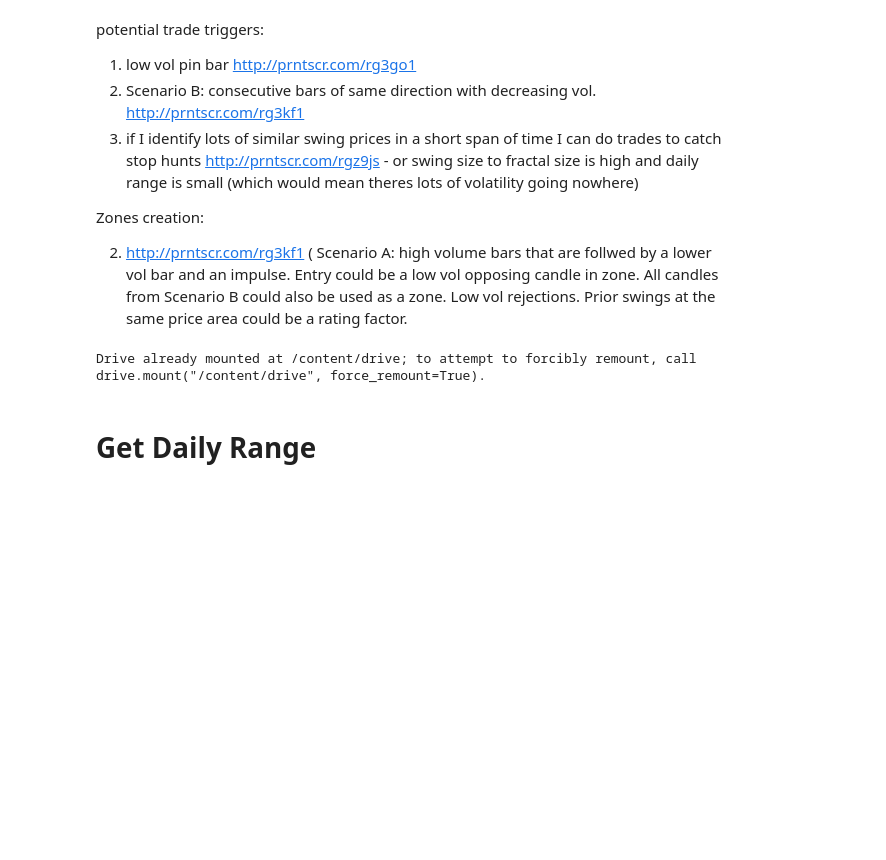
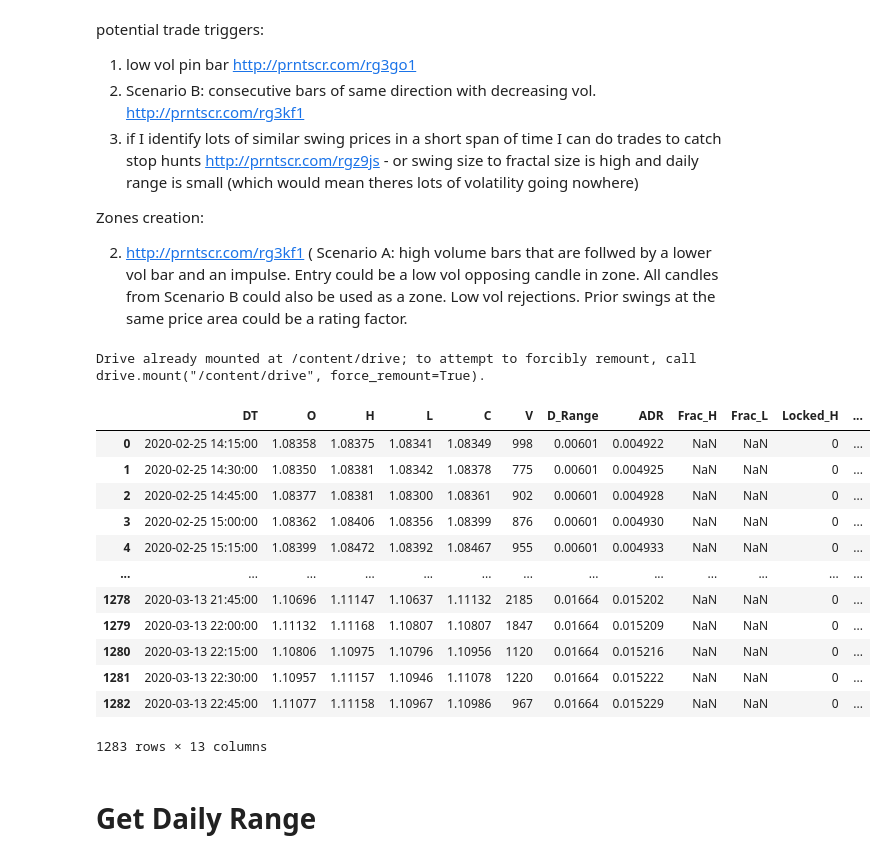
Before and after one commit to rrrudolph/trade, a Jupyter notebook: Swing_Finder.ipynb, the cells around one changed output. Drawn from its saved outputs; the diff is of its cells as text; code cells hidden in the pictures; blank space fills up the shorter version.

```diff
--- a/Swing_Finder.ipynb
+++ b/Swing_Finder.ipynb
@@ -12,41 +12,56 @@ Zones creation:
 # %%
 import pandas as pd
 import datetime as dt
 import numpy as np
 from google.colab import drive
 drive.mount('/content/drive')
 
 pd.set_option('display.max_rows', 100)
 
 df = pd.read_csv('drive/My Drive/Colab Notebooks/EURUSD15.csv')
 
 # daily = pd.read_csv('drive/My Drive/Colab Notebooks/EURUSD1440.csv')
 # daily = daily.set_axis(['Date', 'Time','O','H','L','C','V'], axis=1, inplace=False)
 
 
 
 # # this stuff was to format the original file but is no longer needed
 
 # df = df.set_axis(['Date', 'Time','O','H','L','C','V'], axis=1, inplace=False)
-# df['DT'] = df['Date'] + ' '+df['Time']
-# df['DT'] = pd.to_datetime(df['DT'])
-# df.drop(columns=['Date','Time'],inplace=True)
-# df = df.reindex(columns=['DT','O','H','L','C','V','D_Range','ADR','Frac_H','Frac_L'])
+df['DT'] = df['Date'] + ' '+df['Time']
+df['DT'] = pd.to_datetime(df['DT'])
+df.drop(columns=['Date','Time'],inplace=True)
+df = df.reindex(columns=['DT','O','H','L','C','V','D_Range','ADR','Frac_H','Frac_L'])
 # df['Datetime'] -= pd.Timedelta(hours=7) # minus 7 hours to match CST
 
 
 
 # if you want to re-iterate over the highs and lows un-comment these lines:
 
-# df['Locked_H'] = 0
-# df['Locked_L'] = 0
-# df['Swing'] = 0
+df['Locked_H'] = 0
+df['Locked_L'] = 0
+df['Swing'] = 0
 
-# df = df[64000:]
+df = df[64000:]
 
-# df.reset_index(drop=True,inplace=True)  # reset the index (numbers are missing)
+df.reset_index(drop=True,inplace=True)  # reset the index (numbers are missing)
+
+df
 # %% [output]
 Drive already mounted at /content/drive; to attempt to forcibly remount, call drive.mount("/content/drive", force_remount=True).
+|  | DT | O | H | L | C | V | D_Range | ADR | Frac_H | Frac_L | Locked_H | ... |
+| 0 | 2020-02-25 14:15:00 | 1.08358 | 1.08375 | 1.08341 | 1.08349 | 998 | 0.00601 | 0.004922 | NaN | NaN | 0 | ... |
+| 1 | 2020-02-25 14:30:00 | 1.08350 | 1.08381 | 1.08342 | 1.08378 | 775 | 0.00601 | 0.004925 | NaN | NaN | 0 | ... |
+| 2 | 2020-02-25 14:45:00 | 1.08377 | 1.08381 | 1.08300 | 1.08361 | 902 | 0.00601 | 0.004928 | NaN | NaN | 0 | ... |
+| 3 | 2020-02-25 15:00:00 | 1.08362 | 1.08406 | 1.08356 | 1.08399 | 876 | 0.00601 | 0.004930 | NaN | NaN | 0 | ... |
+| 4 | 2020-02-25 15:15:00 | 1.08399 | 1.08472 | 1.08392 | 1.08467 | 955 | 0.00601 | 0.004933 | NaN | NaN | 0 | ... |
+| ... | ... | ... | ... | ... | ... | ... | ... | ... | ... | ... | ... | ... |
+| 1278 | 2020-03-13 21:45:00 | 1.10696 | 1.11147 | 1.10637 | 1.11132 | 2185 | 0.01664 | 0.015202 | NaN | NaN | 0 | ... |
+| 1279 | 2020-03-13 22:00:00 | 1.11132 | 1.11168 | 1.10807 | 1.10807 | 1847 | 0.01664 | 0.015209 | NaN | NaN | 0 | ... |
+| 1280 | 2020-03-13 22:15:00 | 1.10806 | 1.10975 | 1.10796 | 1.10956 | 1120 | 0.01664 | 0.015216 | NaN | NaN | 0 | ... |
+| 1281 | 2020-03-13 22:30:00 | 1.10957 | 1.11157 | 1.10946 | 1.11078 | 1220 | 0.01664 | 0.015222 | NaN | NaN | 0 | ... |
+| 1282 | 2020-03-13 22:45:00 | 1.11077 | 1.11158 | 1.10967 | 1.10986 | 967 | 0.01664 | 0.015229 | NaN | NaN | 0 | ... |
+1283 rows × 13 columns
 # %% [markdown]
 # Get Daily Range
 # %%
```
Also changed, not shown: parts of 9 cells of this notebook.
